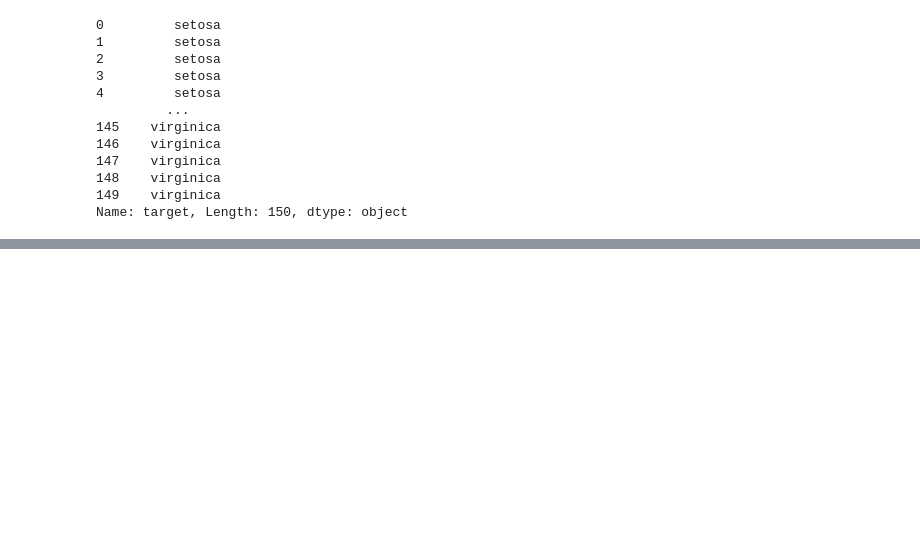
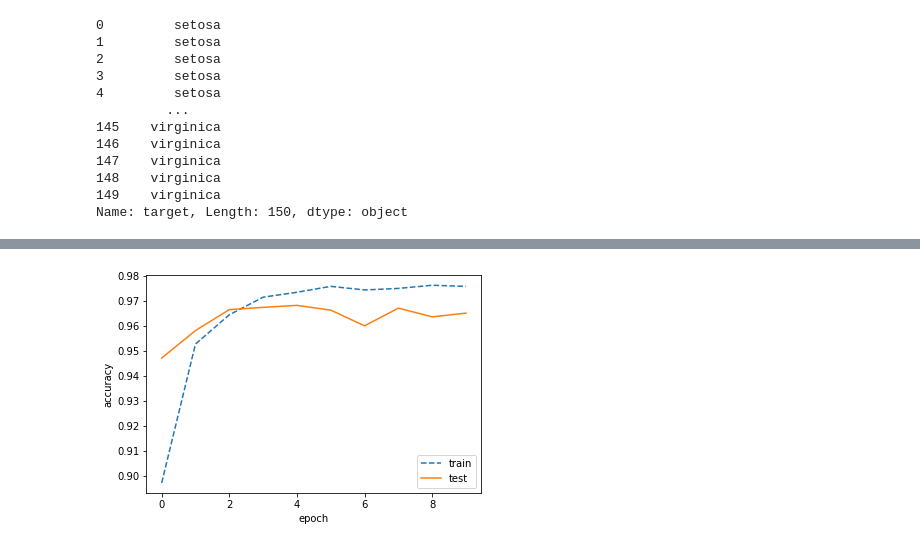
Before and after one commit to JuanCReyes1/DataScienceinPython, a Jupyter notebook: MachineLearningPrincipalComponentAnalysis.ipynb, the cells around one changed output, grey strips where cells are left out. Saved outputs shown, nothing was run; the diff lists cells and outputs as text; code cells hidden in the pictures; blank space fills up the shorter version.

```diff
--- a/MachineLearningPrincipalComponentAnalysis.ipynb
+++ b/MachineLearningPrincipalComponentAnalysis.ipynb
@@ -152,0 +360,3 @@ ax.grid()
+# %%
+x_training_np = x_training_np.reshape(train_batch_size,784)
+x_test_np = x_test_np.reshape(test_batch_size,784)
@@ -152,0 +365,3 @@ ax.grid()
+# %%
+y_training_np = utils.to_categorical(y_training_np, 10)
+y_test_np = utils.to_categorical(y_test_np, 10)
@@ -152,0 +413,17 @@ ax.grid()
+# %%
+inputs = layers.Input(shape=(784,))
+x = layers.Dense(128, activation='tanh')(inputs)
+
+outputs= layers.Dense(10, activation='softmax')(x)
+
+model = models.Model(inputs=inputs, outputs=outputs)
+
+model.compile(loss='categorical_crossentropy',
+              optimizer='Nadam', metrics=['accuracy'])
+
+history=model.fit(x_training_np, y_training_np,
+            batch_size=128,
+            epochs=10,
+            validation_data=(x_test_np, y_test_np))
+score = model.evaluate(x_test_np, y_test_np)
+print('Test loss:', score[0],'Test accuracy:', score[1])
@@ -152,0 +448,10 @@ ax.grid()
+# %%
+# Plotting learning curves
+plt.plot(history.history['acc'],'--')
+plt.plot(history.history['val_acc'])
+plt.ylabel('accuracy')
+plt.xlabel('epoch')
+plt.legend(['train', 'test'], loc='lower right')
+plt.show()
+# %% [output]
+[figure, added]
```
Also changed, not shown: parts of 75 cells of this notebook.
